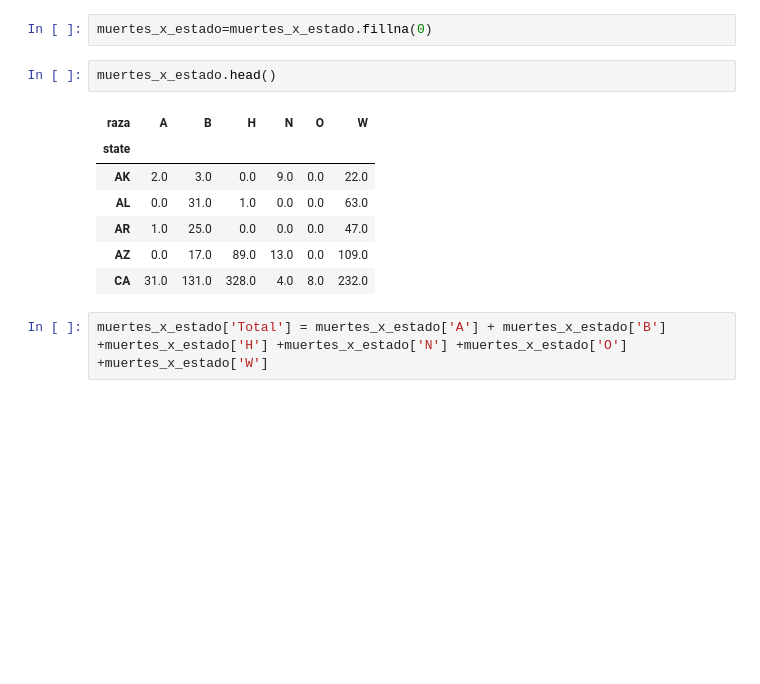
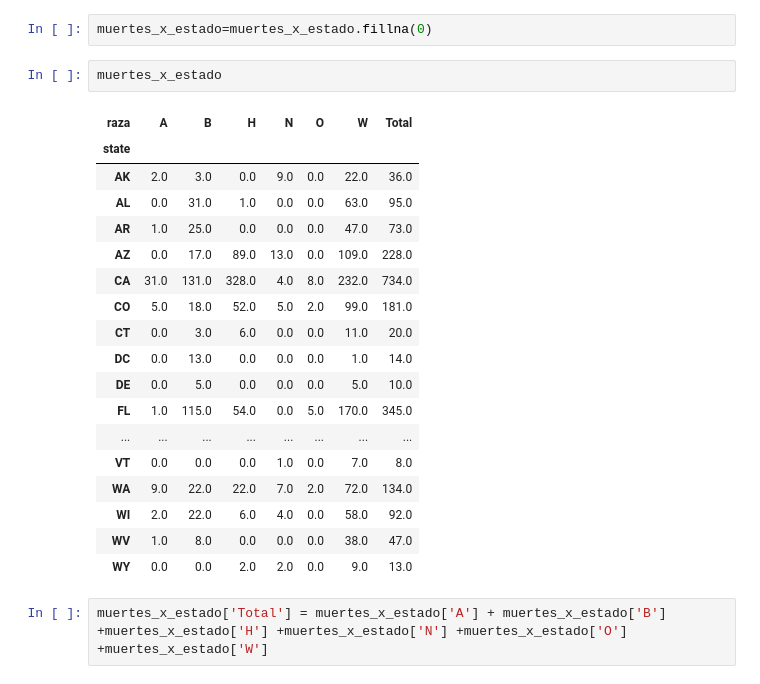
Before and after one commit to dafon1986/Elecciones, a Jupyter notebook: Muertes_Policiales_v1.ipynb, the cells around one changed output. Saved outputs shown, nothing was run; the diff lists cells and outputs as text; blank space fills up the shorter version.

```diff
--- a/Muertes_Policiales_v1.ipynb
+++ b/Muertes_Policiales_v1.ipynb
@@ -155,15 +143,26 @@ muertes_x_estado = df.pivot_table(
 # %%
 muertes_x_estado=muertes_x_estado.fillna(0)
 # %%
-muertes_x_estado.head()
+muertes_x_estado
 # %% [output]
-| raza | A | B | H | N | O | W |
-| state |  |  |  |  |  |  |
-| AK | 2.0 | 3.0 | 0.0 | 9.0 | 0.0 | 22.0 |
-| AL | 0.0 | 31.0 | 1.0 | 0.0 | 0.0 | 63.0 |
-| AR | 1.0 | 25.0 | 0.0 | 0.0 | 0.0 | 47.0 |
-| AZ | 0.0 | 17.0 | 89.0 | 13.0 | 0.0 | 109.0 |
-| CA | 31.0 | 131.0 | 328.0 | 4.0 | 8.0 | 232.0 |
+| raza | A | B | H | N | O | W | Total |
+| state |  |  |  |  |  |  |  |
+| AK | 2.0 | 3.0 | 0.0 | 9.0 | 0.0 | 22.0 | 36.0 |
+| AL | 0.0 | 31.0 | 1.0 | 0.0 | 0.0 | 63.0 | 95.0 |
+| AR | 1.0 | 25.0 | 0.0 | 0.0 | 0.0 | 47.0 | 73.0 |
+| AZ | 0.0 | 17.0 | 89.0 | 13.0 | 0.0 | 109.0 | 228.0 |
+| CA | 31.0 | 131.0 | 328.0 | 4.0 | 8.0 | 232.0 | 734.0 |
+| CO | 5.0 | 18.0 | 52.0 | 5.0 | 2.0 | 99.0 | 181.0 |
+| CT | 0.0 | 3.0 | 6.0 | 0.0 | 0.0 | 11.0 | 20.0 |
+| DC | 0.0 | 13.0 | 0.0 | 0.0 | 0.0 | 1.0 | 14.0 |
+| DE | 0.0 | 5.0 | 0.0 | 0.0 | 0.0 | 5.0 | 10.0 |
+| FL | 1.0 | 115.0 | 54.0 | 0.0 | 5.0 | 170.0 | 345.0 |
+| ... | ... | ... | ... | ... | ... | ... | ... |
+| VT | 0.0 | 0.0 | 0.0 | 1.0 | 0.0 | 7.0 | 8.0 |
+| WA | 9.0 | 22.0 | 22.0 | 7.0 | 2.0 | 72.0 | 134.0 |
+| WI | 2.0 | 22.0 | 6.0 | 4.0 | 0.0 | 58.0 | 92.0 |
+| WV | 1.0 | 8.0 | 0.0 | 0.0 | 0.0 | 38.0 | 47.0 |
+| WY | 0.0 | 0.0 | 2.0 | 2.0 | 0.0 | 9.0 | 13.0 |
 # %%
 muertes_x_estado['Total'] = muertes_x_estado['A'] + muertes_x_estado['B'] +muertes_x_estado['H'] +muertes_x_estado['N'] +muertes_x_estado['O'] +muertes_x_estado['W']
 # %%
```
Also changed, not shown: parts of 16 cells of this notebook.
